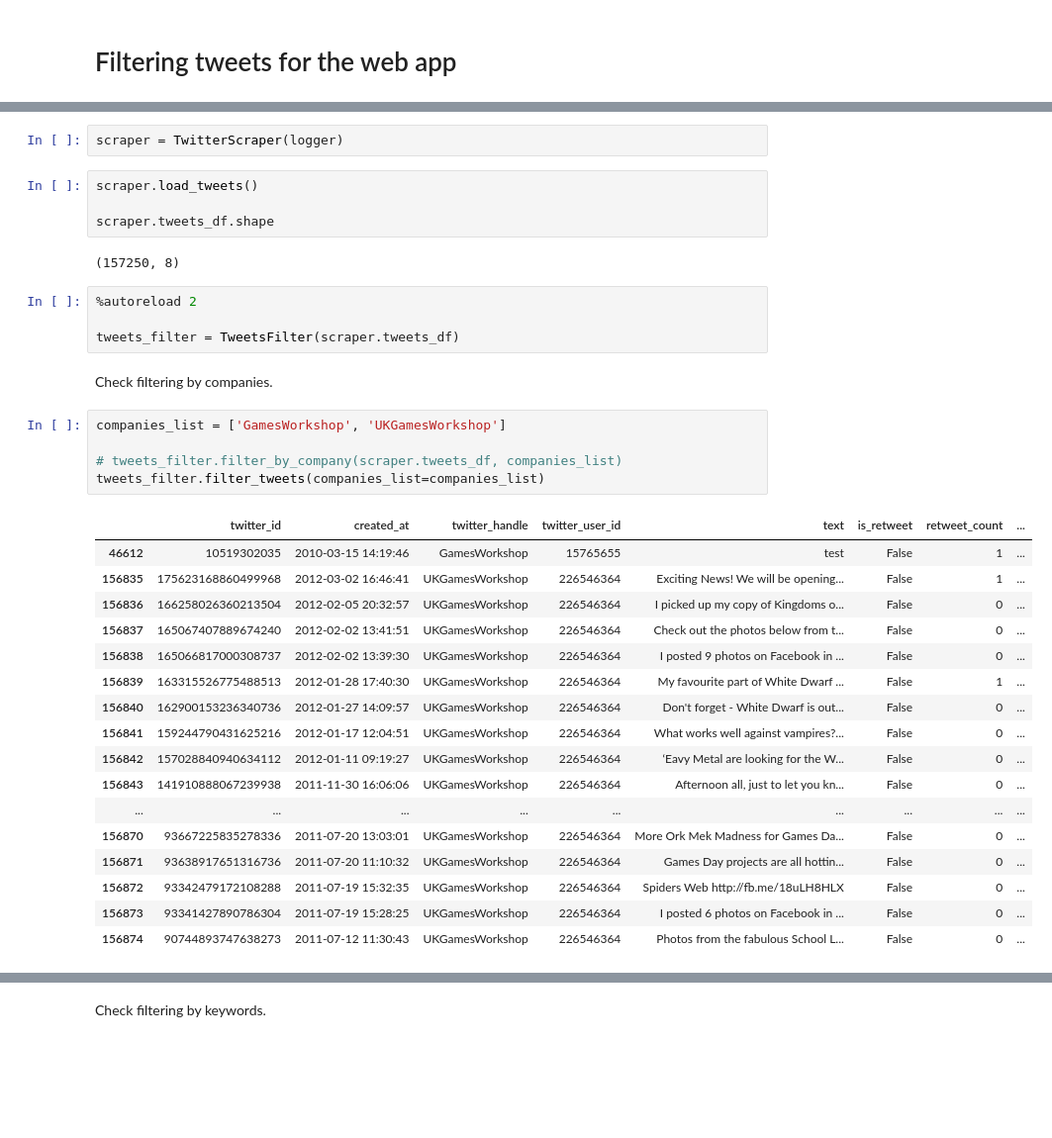
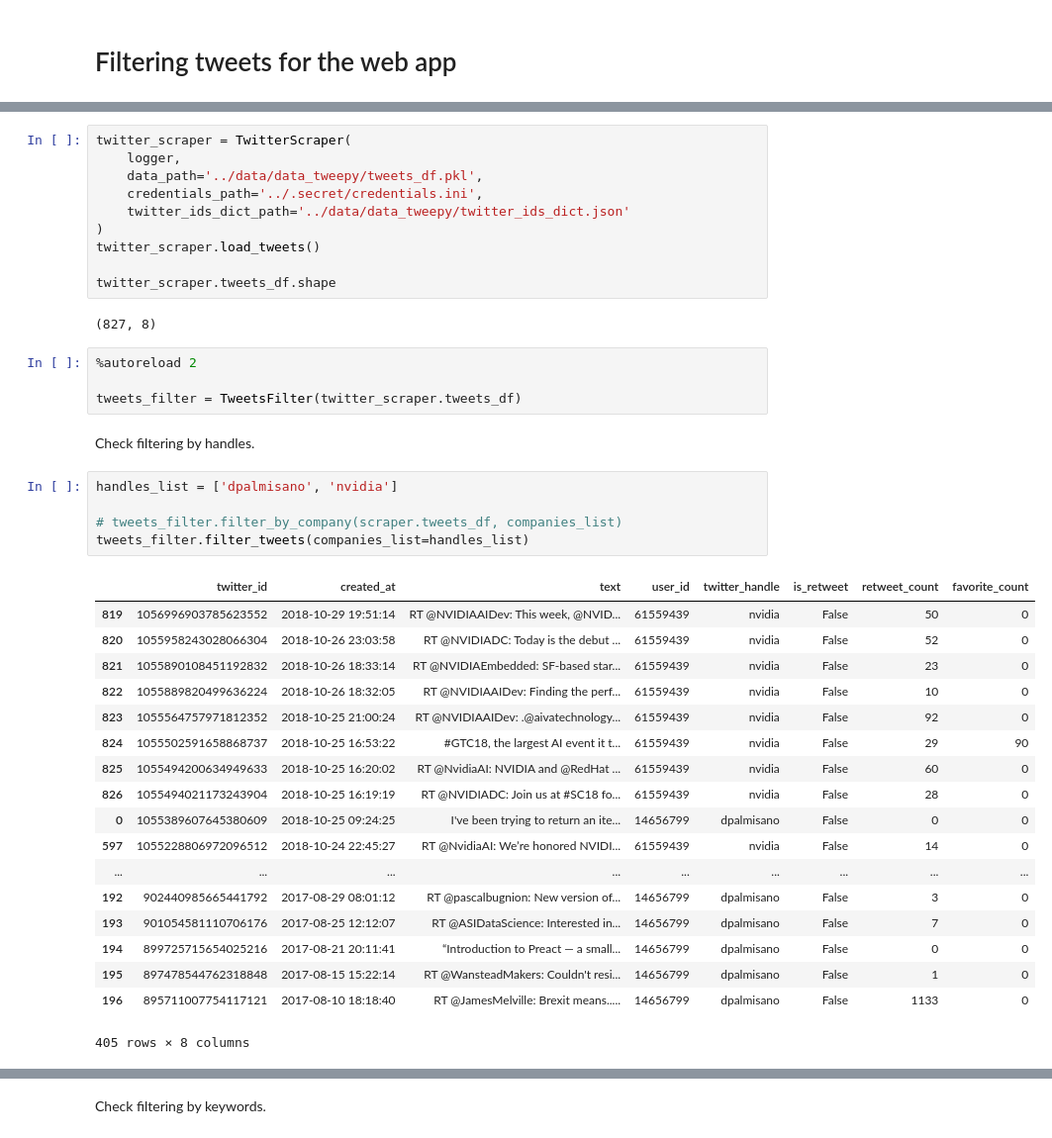
Before and after one commit to emanuele-moscato/twitter-monitoring, a Jupyter notebook: notebooks/tweets-filtering.ipynb, the cells around one changed output, grey strips where cells are left out. Shown: that part at 99% size. Drawn from its saved outputs; the diff is of its cells as text; blank space fills up the shorter version.

```diff
--- a/notebooks/tweets-filtering.ipynb
+++ b/notebooks/tweets-filtering.ipynb
@@ -28,41 +26,46 @@ daiquiri.setup(
 )
 
 logger = daiquiri.getLogger(__name__)
-# %%
-scraper = TwitterScraper(logger)
-# %%
-scraper.load_tweets()
-
-scraper.tweets_df.shape
-# %% [output]
-(157250, 8)
+# %%
+twitter_scraper = TwitterScraper(
+    logger,
+    data_path='../data/data_tweepy/tweets_df.pkl',
+    credentials_path='../.secret/credentials.ini',
+    twitter_ids_dict_path='../data/data_tweepy/twitter_ids_dict.json'
+)
+twitter_scraper.load_tweets()
+
+twitter_scraper.tweets_df.shape
+# %% [output]
+(827, 8)
 # %%
 %autoreload 2
 
-tweets_filter = TweetsFilter(scraper.tweets_df)
+tweets_filter = TweetsFilter(twitter_scraper.tweets_df)
 # %% [markdown]
-Check filtering by companies.
+Check filtering by handles.
 # %%
-companies_list = ['GamesWorkshop', 'UKGamesWorkshop']
+handles_list = ['dpalmisano', 'nvidia']
 
 # tweets_filter.filter_by_company(scraper.tweets_df, companies_list)
-tweets_filter.filter_tweets(companies_list=companies_list)
+tweets_filter.filter_tweets(companies_list=handles_list)
 # %% [output]
-|  | twitter_id | created_at | twitter_handle | twitter_user_id | text | is_retweet | retweet_count | ... |
-| 46612 | 10519302035 | 2010-03-15 14:19:46 | GamesWorkshop | 15765655 | test | False | 1 | ... |
-| 156835 | 175623168860499968 | 2012-03-02 16:46:41 | UKGamesWorkshop | 226546364 | Exciting News! We will be opening... | False | 1 | ... |
-| 156836 | 166258026360213504 | 2012-02-05 20:32:57 | UKGamesWorkshop | 226546364 | I picked up my copy of Kingdoms o... | False | 0 | ... |
-| 156837 | 165067407889674240 | 2012-02-02 13:41:51 | UKGamesWorkshop | 226546364 | Check out the photos below from t... | False | 0 | ... |
-| 156838 | 165066817000308737 | 2012-02-02 13:39:30 | UKGamesWorkshop | 226546364 | I posted 9 photos on Facebook in ... | False | 0 | ... |
-| 156839 | 163315526775488513 | 2012-01-28 17:40:30 | UKGamesWorkshop | 226546364 | My favourite part of White Dwarf ... | False | 1 | ... |
-| 156840 | 162900153236340736 | 2012-01-27 14:09:57 | UKGamesWorkshop | 226546364 | Don't forget - White Dwarf is out... | False | 0 | ... |
-| 156841 | 159244790431625216 | 2012-01-17 12:04:51 | UKGamesWorkshop | 226546364 | What works well against vampires?... | False | 0 | ... |
-| 156842 | 157028840940634112 | 2012-01-11 09:19:27 | UKGamesWorkshop | 226546364 | ‘Eavy Metal are looking for the W... | False | 0 | ... |
-| 156843 | 141910888067239938 | 2011-11-30 16:06:06 | UKGamesWorkshop | 226546364 | Afternoon all, just to let you kn... | False | 0 | ... |
+|  | twitter_id | created_at | text | user_id | twitter_handle | is_retweet | retweet_count | favorite_count |
+| 819 | 1056996903785623552 | 2018-10-29 19:51:14 | RT @NVIDIAAIDev: This week, @NVID... | 61559439 | nvidia | False | 50 | 0 |
+| 820 | 1055958243028066304 | 2018-10-26 23:03:58 | RT @NVIDIADC: Today is the debut ... | 61559439 | nvidia | False | 52 | 0 |
+| 821 | 1055890108451192832 | 2018-10-26 18:33:14 | RT @NVIDIAEmbedded: SF-based star... | 61559439 | nvidia | False | 23 | 0 |
+| 822 | 1055889820499636224 | 2018-10-26 18:32:05 | RT @NVIDIAAIDev: Finding the perf... | 61559439 | nvidia | False | 10 | 0 |
+| 823 | 1055564757971812352 | 2018-10-25 21:00:24 | RT @NVIDIAAIDev: .@aivatechnology... | 61559439 | nvidia | False | 92 | 0 |
+| 824 | 1055502591658868737 | 2018-10-25 16:53:22 | #GTC18, the largest AI event it t... | 61559439 | nvidia | False | 29 | 90 |
+| 825 | 1055494200634949633 | 2018-10-25 16:20:02 | RT @NvidiaAI: NVIDIA and @RedHat ... | 61559439 | nvidia | False | 60 | 0 |
+| 826 | 1055494021173243904 | 2018-10-25 16:19:19 | RT @NVIDIADC: Join us at #SC18 fo... | 61559439 | nvidia | False | 28 | 0 |
+| 0 | 1055389607645380609 | 2018-10-25 09:24:25 | I've been trying to return an ite... | 14656799 | dpalmisano | False | 0 | 0 |
+| 597 | 1055228806972096512 | 2018-10-24 22:45:27 | RT @NvidiaAI: We’re honored NVIDI... | 61559439 | nvidia | False | 14 | 0 |
 | ... | ... | ... | ... | ... | ... | ... | ... | ... |
-| 156870 | 93667225835278336 | 2011-07-20 13:03:01 | UKGamesWorkshop | 226546364 | More Ork Mek Madness for Games Da... | False | 0 | ... |
-| 156871 | 93638917651316736 | 2011-07-20 11:10:32 | UKGamesWorkshop | 226546364 | Games Day projects are all hottin... | False | 0 | ... |
-| 156872 | 93342479172108288 | 2011-07-19 15:32:35 | UKGamesWorkshop | 226546364 | Spiders Web http://fb.me/18uLH8HLX | False | 0 | ... |
-| 156873 | 93341427890786304 | 2011-07-19 15:28:25 | UKGamesWorkshop | 226546364 | I posted 6 photos on Facebook in ... | False | 0 | ... |
-| 156874 | 90744893747638273 | 2011-07-12 11:30:43 | UKGamesWorkshop | 226546364 | Photos from the fabulous School L... | False | 0 | ... |
+| 192 | 902440985665441792 | 2017-08-29 08:01:12 | RT @pascalbugnion: New version of... | 14656799 | dpalmisano | False | 3 | 0 |
+| 193 | 901054581110706176 | 2017-08-25 12:12:07 | RT @ASIDataScience: Interested in... | 14656799 | dpalmisano | False | 7 | 0 |
+| 194 | 899725715654025216 | 2017-08-21 20:11:41 | “Introduction to Preact — a small... | 14656799 | dpalmisano | False | 0 | 0 |
+| 195 | 897478544762318848 | 2017-08-15 15:22:14 | RT @WansteadMakers: Couldn't resi... | 14656799 | dpalmisano | False | 1 | 0 |
+| 196 | 895711007754117121 | 2017-08-10 18:18:40 | RT @JamesMelville: Brexit means..... | 14656799 | dpalmisano | False | 1133 | 0 |
+405 rows × 8 columns
 # %%
```
Also changed, not shown: parts of 11 cells of this notebook, 4 other files.
